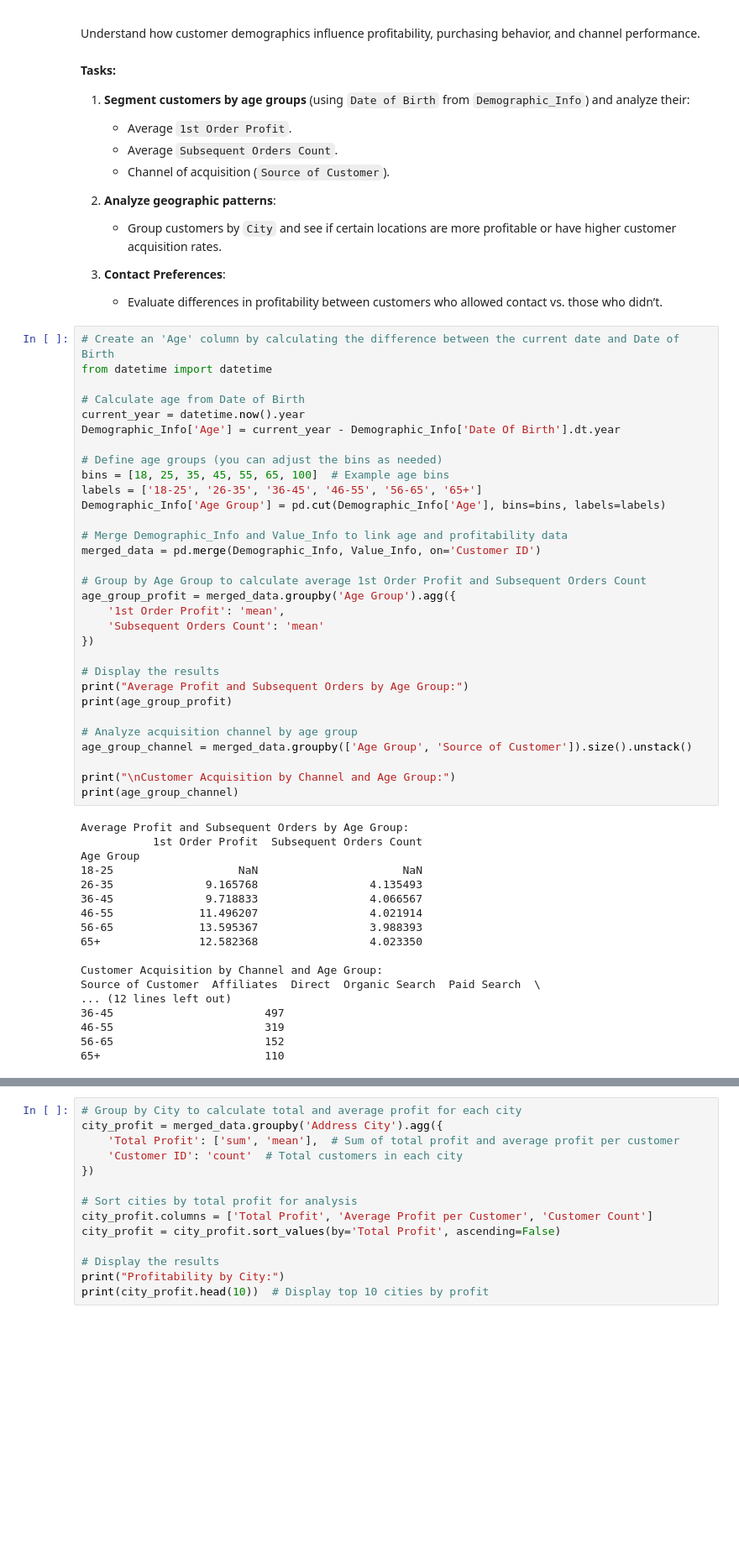
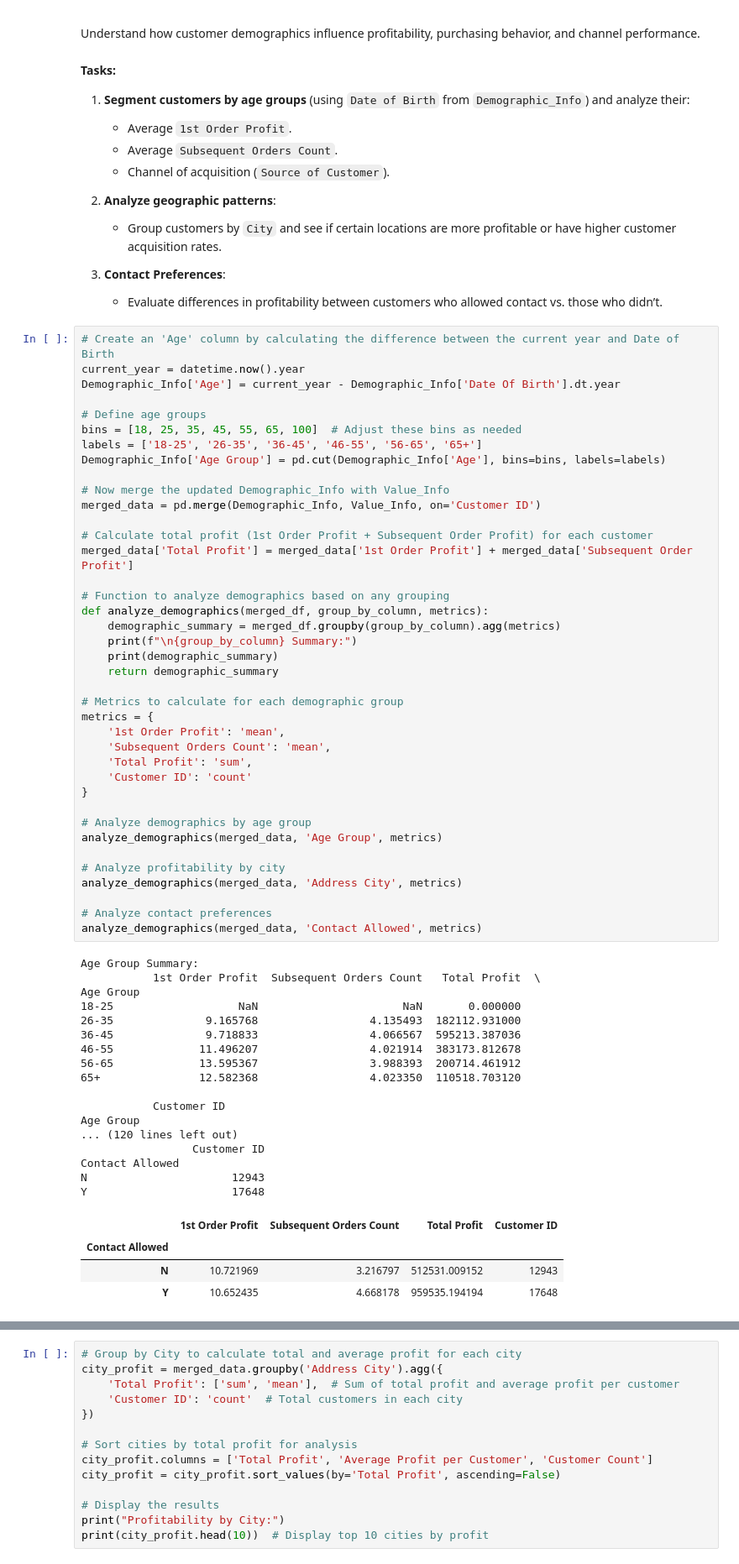
Before and after one commit to cianolan1/2K-Tech-Assessment, a Jupyter notebook: src/Analysis.ipynb, the cells around one changed output, grey strips where cells are left out. Shown at 84% size. Cells and saved outputs as stored; diff of their text form; blank space fills up the shorter version.

```diff
--- a/src/Analysis.ipynb
+++ b/src/Analysis.ipynb
@@ -316,51 +198,63 @@ Understand how customer demographics influence profitability, purchasing behavio
 3. **Contact Preferences**:
    - Evaluate differences in profitability between customers who allowed contact vs. those who didn’t.
 # %%
-# Create an 'Age' column by calculating the difference between the current date and Date of Birth
-from datetime import datetime
-
-# Calculate age from Date of Birth
+# Create an 'Age' column by calculating the difference between the current year and Date of Birth
 current_year = datetime.now().year
 Demographic_Info['Age'] = current_year - Demographic_Info['Date Of Birth'].dt.year
 
-# Define age groups (you can adjust the bins as needed)
-bins = [18, 25, 35, 45, 55, 65, 100]  # Example age bins
+# Define age groups
+bins = [18, 25, 35, 45, 55, 65, 100]  # Adjust these bins as needed
 labels = ['18-25', '26-35', '36-45', '46-55', '56-65', '65+']
 Demographic_Info['Age Group'] = pd.cut(Demographic_Info['Age'], bins=bins, labels=labels)
 
-# Merge Demographic_Info and Value_Info to link age and profitability data
+# Now merge the updated Demographic_Info with Value_Info
 merged_data = pd.merge(Demographic_Info, Value_Info, on='Customer ID')
 
-# Group by Age Group to calculate average 1st Order Profit and Subsequent Orders Count
-age_group_profit = merged_data.groupby('Age Group').agg({
+# Calculate total profit (1st Order Profit + Subsequent Order Profit) for each customer
+merged_data['Total Profit'] = merged_data['1st Order Profit'] + merged_data['Subsequent Order Profit']
+
+# Function to analyze demographics based on any grouping
+def analyze_demographics(merged_df, group_by_column, metrics):
+    demographic_summary = merged_df.groupby(group_by_column).agg(metrics)
+    print(f"\n{group_by_column} Summary:")
+    print(demographic_summary)
+    return demographic_summary
+
+# Metrics to calculate for each demographic group
+metrics = {
     '1st Order Profit': 'mean',
-    'Subsequent Orders Count': 'mean'
-})
+    'Subsequent Orders Count': 'mean',
+    'Total Profit': 'sum',
+    'Customer ID': 'count'
+}
 
-# Display the results
-print("Average Profit and Subsequent Orders by Age Group:")
-print(age_group_profit)
+# Analyze demographics by age group
+analyze_demographics(merged_data, 'Age Group', metrics)
 
-# Analyze acquisition channel by age group
-age_group_channel = merged_data.groupby(['Age Group', 'Source of Customer']).size().unstack()
+# Analyze profitability by city
+analyze_demographics(merged_data, 'Address City', metrics)
 
-print("\nCustomer Acquisition by Channel and Age Group:")
-print(age_group_channel)
+# Analyze contact preferences
+analyze_demographics(merged_data, 'Contact Allowed', metrics)
 # %% [output]
-Average Profit and Subsequent Orders by Age Group:
-           1st Order Profit  Subsequent Orders Count
+Age Group Summary:
+           1st Order Profit  Subsequent Orders Count   Total Profit  \
 Age Group
-18-25                   NaN                      NaN
-26-35              9.165768                 4.135493
-36-45              9.718833                 4.066567
-46-55             11.496207                 4.021914
-56-65             13.595367                 3.988393
-65+               12.582368                 4.023350
+18-25                   NaN                      NaN       0.000000
+26-35              9.165768                 4.135493  182112.931000
+36-45              9.718833                 4.066567  595213.387036
+46-55             11.496207                 4.021914  383173.812678
+56-65             13.595367                 3.988393  200714.461912
+65+               12.582368                 4.023350  110518.703120
 
-Customer Acquisition by Channel and Age Group:
-Source of Customer  Affiliates  Direct  Organic Search  Paid Search  \
-... (12 lines left out)
-36-45                       497
-46-55                       319
-56-65                       152
-65+                         110
+           Customer ID
+Age Group
+... (120 lines left out)
+                 Customer ID
+Contact Allowed
+N                      12943
+Y                      17648
+|  | 1st Order Profit | Subsequent Orders Count | Total Profit | Customer ID |
+| Contact Allowed |  |  |  |  |
+| N | 10.721969 | 3.216797 | 512531.009152 | 12943 |
+| Y | 10.652435 | 4.668178 | 959535.194194 | 17648 |
```
Also changed, not shown: parts of 21 cells of this notebook.
